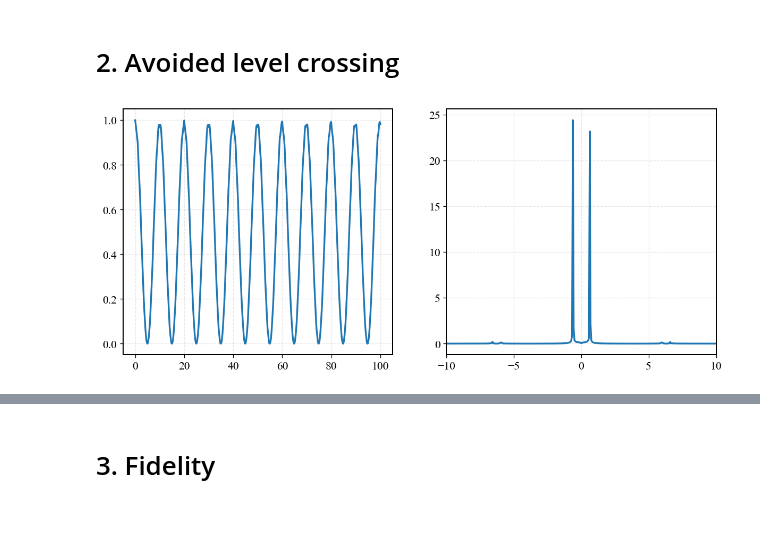
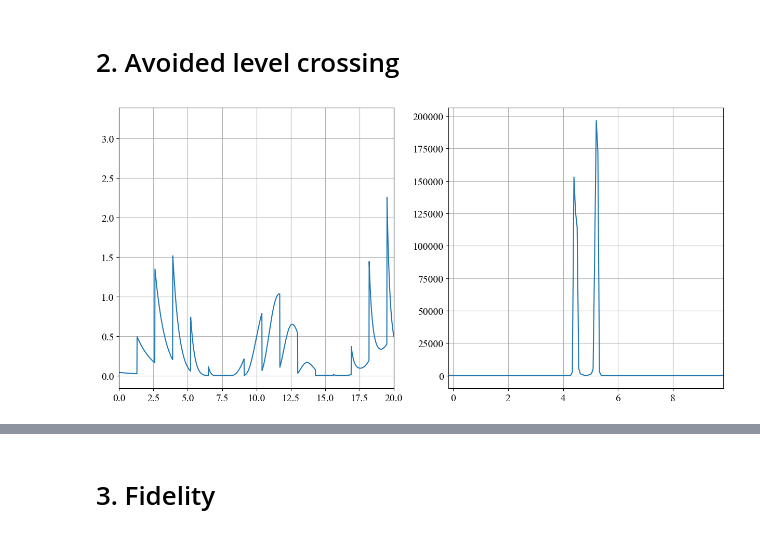
Before and after one commit to Taitoos2/non_markovian_qubit_swap, a Jupyter notebook: Idea_2.ipynb, the cells around one changed output, grey strips where cells are left out. Saved outputs shown, nothing was run; the diff lists cells and outputs as text; code cells hidden in the pictures.

```diff
--- a/Idea_2.ipynb
+++ b/Idea_2.ipynb
@@ -56,26 +61,48 @@ _ = exp004(gamma_list=[0.1],Delta_list=list(range(2,41,1)),n_steps=1001,L2_metho
 # %%
 from aux_funs import average_fft,DDE_analytical,paralelizar
 from scipy.interpolate import interp1d
 
-gamma = 0.1
-phi=2*np.pi
-tau = 1
-t_max = 100*tau
-t = np.linspace(0,t_max,15000)
+gamma = 0.2
+phi = 2*np.pi
+tau = 1.3
+t_max = 80*tau
+Delta = phi/tau
 
-e = np.abs(DDE_analytical(gamma=gamma,phi=phi,tau=tau,t=t))**2
+t = np.linspace(0,t_max,8001)
+J = DDE_analytical(gamma=gamma,phi=phi,tau=tau,t=t)
 
-Ms= np.arange(14000,14750,1)
-w,u = average_fft(t,e,Ms=Ms)
+def a_in_0(t,J_0,tau,phi,gamma):
+
+	N = int(t[-1]/tau)
+	Delta = phi/tau
+	J = np.exp(1j*Delta*t)*J_0
+
+	a = np.sqrt(gamma)*J
+	J_inter = interp1d(x=t,y=J,bounds_error=False, fill_value=0)
+	for n in range(1,N):
+		a+= np.sqrt(gamma)*np.exp(1j*n*phi)*J_inter(t-n*tau)*np.heaviside(t-n*tau,0)
+	return a
+
+
+a = a_in_0(t,J,tau,phi,gamma)
+I = np.abs(a)**2
+
+w,u_0 = average_fft(t,a,np.arange(5000,5200))
+u = np.abs(u_0)**2
+fig,axs = plt.subplots(1,2,figsize=(15,7))
+
+axs[0].plot(t,np.abs(I)**2)
+axs[0].set_xlim(0,20)
+axs[0].grid()
+
+axs[1].plot(w+Delta,np.abs(u)**2)
+axs[1].set_xlim(-5+Delta,5+Delta)
+# axs[1].axvline(x=2*np.sqrt(gamma/tau),linestyle='--',color='k',alpha=0.5)
+axs[1].grid()
+
+plt.show()
+# %% [output]
+[figure, added]
-# %%
-fig,axs = plt.subplots(1,2,figsize=(12,5))
-
-axs[0].plot(t,e)
-axs[1].plot(w,np.abs(u))
-axs[1].set_xlim(-10,10)
-plt.show()
-# %% [output]
-[figure, removed]
 # %%
 from matplotlib.colors import PowerNorm
 
```
Also changed, not shown: parts of 5 cells of this notebook, 2 other files.
